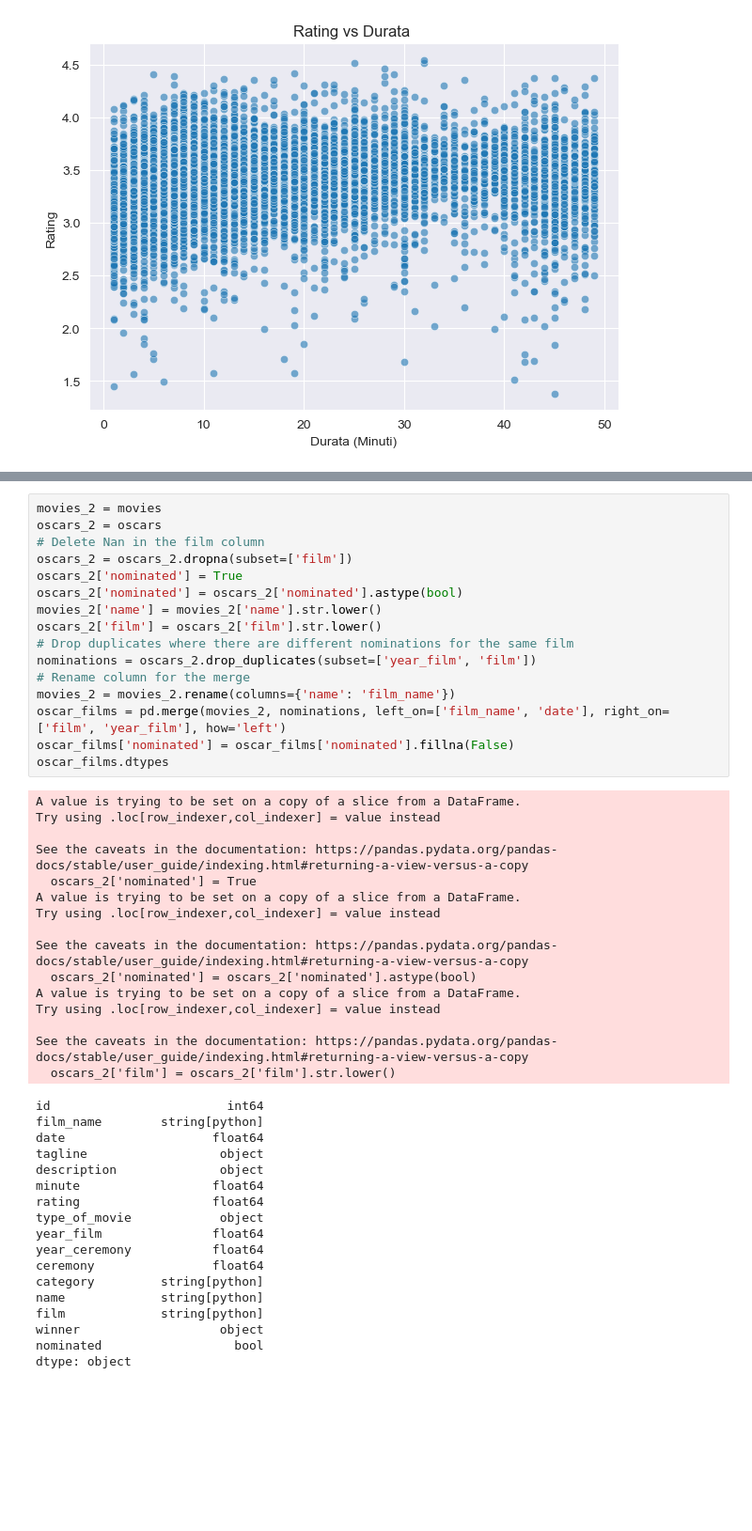
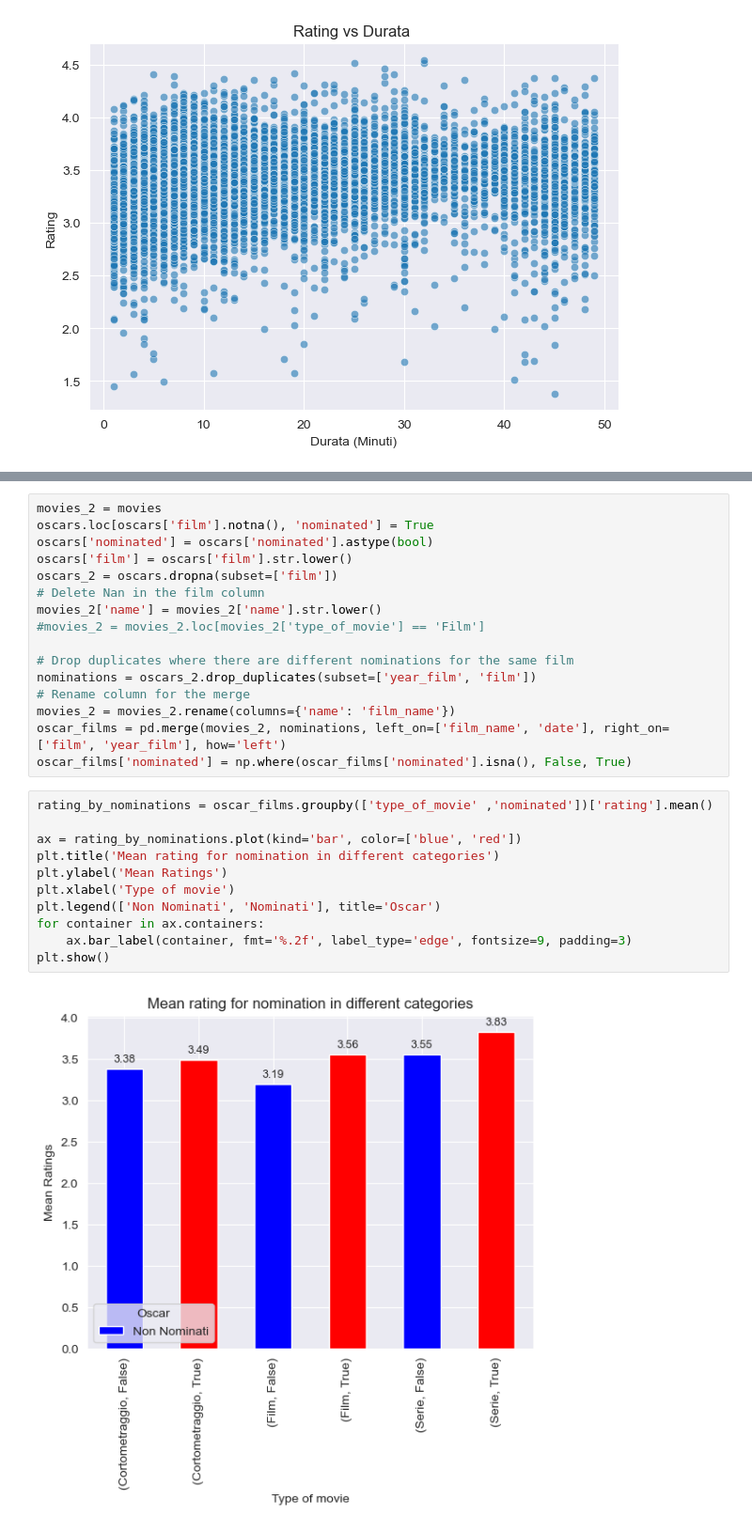
Before and after one commit to MarcoMac03/Film-analisys, a Jupyter notebook: main.ipynb, the cells around one changed output, grey strips where cells are left out. Shown at 94% size. Cells and saved outputs as stored; diff of their text form; blank space fills up the shorter version.

Commit message:
Done. Ratings of the movies nominated at the oscars and not, differences

```diff
--- a/main.ipynb
+++ b/main.ipynb
@@ -242,49 +246,29 @@ plt.show()
 # %%
 movies_2 = movies
-oscars_2 = oscars
+oscars.loc[oscars['film'].notna(), 'nominated'] = True
+oscars['nominated'] = oscars['nominated'].astype(bool)
+oscars['film'] = oscars['film'].str.lower()
+oscars_2 = oscars.dropna(subset=['film'])
 # Delete Nan in the film column
-oscars_2 = oscars_2.dropna(subset=['film'])
-oscars_2['nominated'] = True
-oscars_2['nominated'] = oscars_2['nominated'].astype(bool)
 movies_2['name'] = movies_2['name'].str.lower()
-oscars_2['film'] = oscars_2['film'].str.lower()
+#movies_2 = movies_2.loc[movies_2['type_of_movie'] == 'Film']
+
 # Drop duplicates where there are different nominations for the same film
 nominations = oscars_2.drop_duplicates(subset=['year_film', 'film'])
 # Rename column for the merge
 movies_2 = movies_2.rename(columns={'name': 'film_name'})
 oscar_films = pd.merge(movies_2, nominations, left_on=['film_name', 'date'], right_on=['film', 'year_film'], how='left')
-oscar_films['nominated'] = oscar_films['nominated'].fillna(False)
-oscar_films.dtypes
+oscar_films['nominated'] = np.where(oscar_films['nominated'].isna(), False, True)
-# %% [output]
-A value is trying to be set on a copy of a slice from a DataFrame.
-Try using .loc[row_indexer,col_indexer] = value instead
-
-See the caveats in the documentation: https://pandas.pydata.org/pandas-docs/stable/user_guide/indexing.html#returning-a-view-versus-a-copy
-  oscars_2['nominated'] = True
-A value is trying to be set on a copy of a slice from a DataFrame.
-Try using .loc[row_indexer,col_indexer] = value instead
-
-See the caveats in the documentation: https://pandas.pydata.org/pandas-docs/stable/user_guide/indexing.html#returning-a-view-versus-a-copy
-  oscars_2['nominated'] = oscars_2['nominated'].astype(bool)
-A value is trying to be set on a copy of a slice from a DataFrame.
-Try using .loc[row_indexer,col_indexer] = value instead
-
-See the caveats in the documentation: https://pandas.pydata.org/pandas-docs/stable/user_guide/indexing.html#returning-a-view-versus-a-copy
-  oscars_2['film'] = oscars_2['film'].str.lower()
-id                        int64
-film_name        string[python]
-date                    float64
-tagline                  object
-description              object
-minute                  float64
-rating                  float64
-type_of_movie            object
-year_film               float64
-year_ceremony           float64
-ceremony                float64
-category         string[python]
-name             string[python]
-film             string[python]
-winner                   object
-nominated                  bool
-dtype: object
+# %%
+rating_by_nominations = oscar_films.groupby(['type_of_movie' ,'nominated'])['rating'].mean()
+
+ax = rating_by_nominations.plot(kind='bar', color=['blue', 'red'])
+plt.title('Mean rating for nomination in different categories')
+plt.ylabel('Mean Ratings')
+plt.xlabel('Type of movie')
+plt.legend(['Non Nominati', 'Nominati'], title='Oscar')
+for container in ax.containers:
+    ax.bar_label(container, fmt='%.2f', label_type='edge', fontsize=9, padding=3)
+plt.show()
+# %% [output]
+[figure, added]
```
Also changed, not shown: parts of 1 cell of this notebook.
